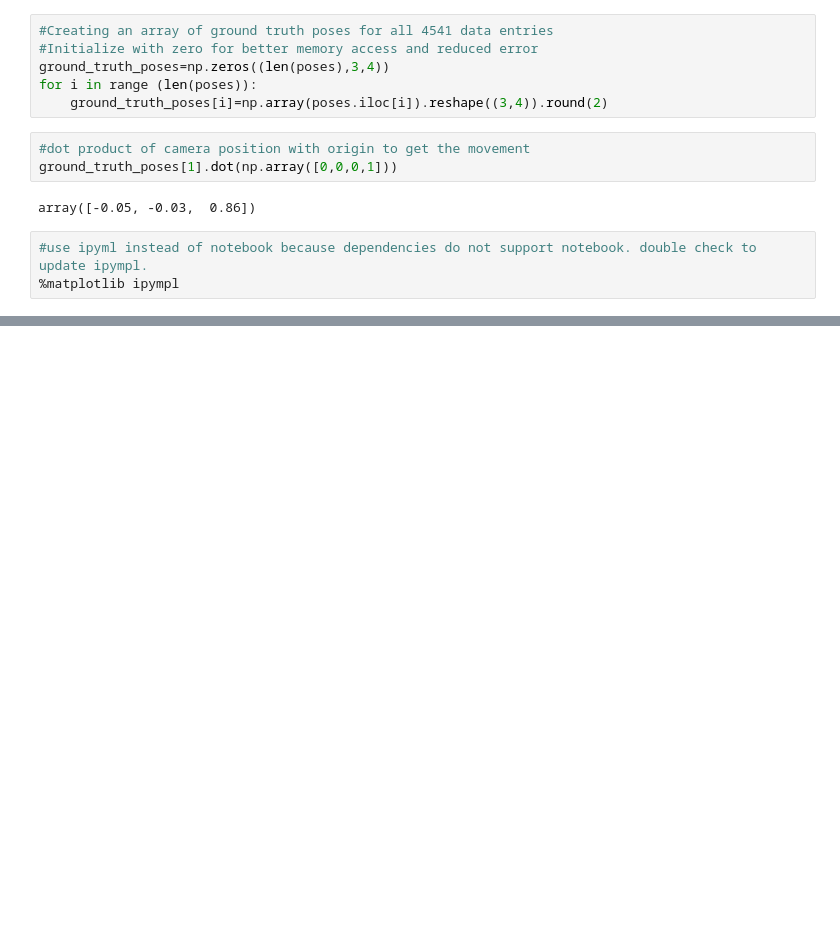
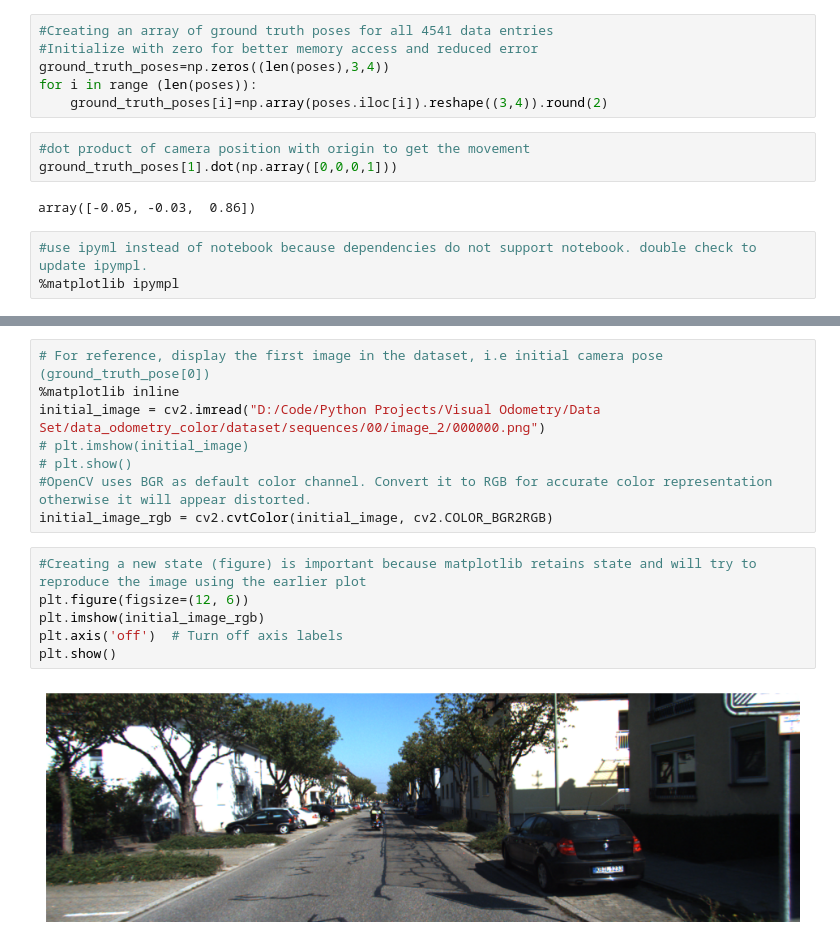
Before and after one commit to jerindelbin/Visual_Odometry_Computer_Vision, a Jupyter notebook: Visual Odometry.ipynb, the cells around one changed output, grey strips where cells are left out. Cells and saved outputs as stored; diff of their text form; blank space fills up the shorter version.

```diff
--- a/Visual Odometry.ipynb
+++ b/Visual Odometry.ipynb
@@ -60,0 +62,16 @@ ax.view_init(elev=-40, azim=270)
+# %%
+# For reference, display the first image in the dataset, i.e initial camera pose (ground_truth_pose[0])
+%matplotlib inline
+initial_image = cv2.imread("D:/Code/Python Projects/Visual Odometry/Data Set/data_odometry_color/dataset/sequences/00/image_2/000000.png")
+# plt.imshow(initial_image)
+# plt.show()
+#OpenCV uses BGR as default color channel. Convert it to RGB for accurate color representation otherwise it will appear distorted.
+initial_image_rgb = cv2.cvtColor(initial_image, cv2.COLOR_BGR2RGB)
+# %%
+#Creating a new state (figure) is important because matplotlib retains state and will try to reproduce the image using the earlier plot
+plt.figure(figsize=(12, 6))
+plt.imshow(initial_image_rgb)
+plt.axis('off')  # Turn off axis labels
+plt.show()
+# %% [output]
+[figure, added]
```
Also changed, not shown: parts of 4 cells of this notebook, 1 other file.
